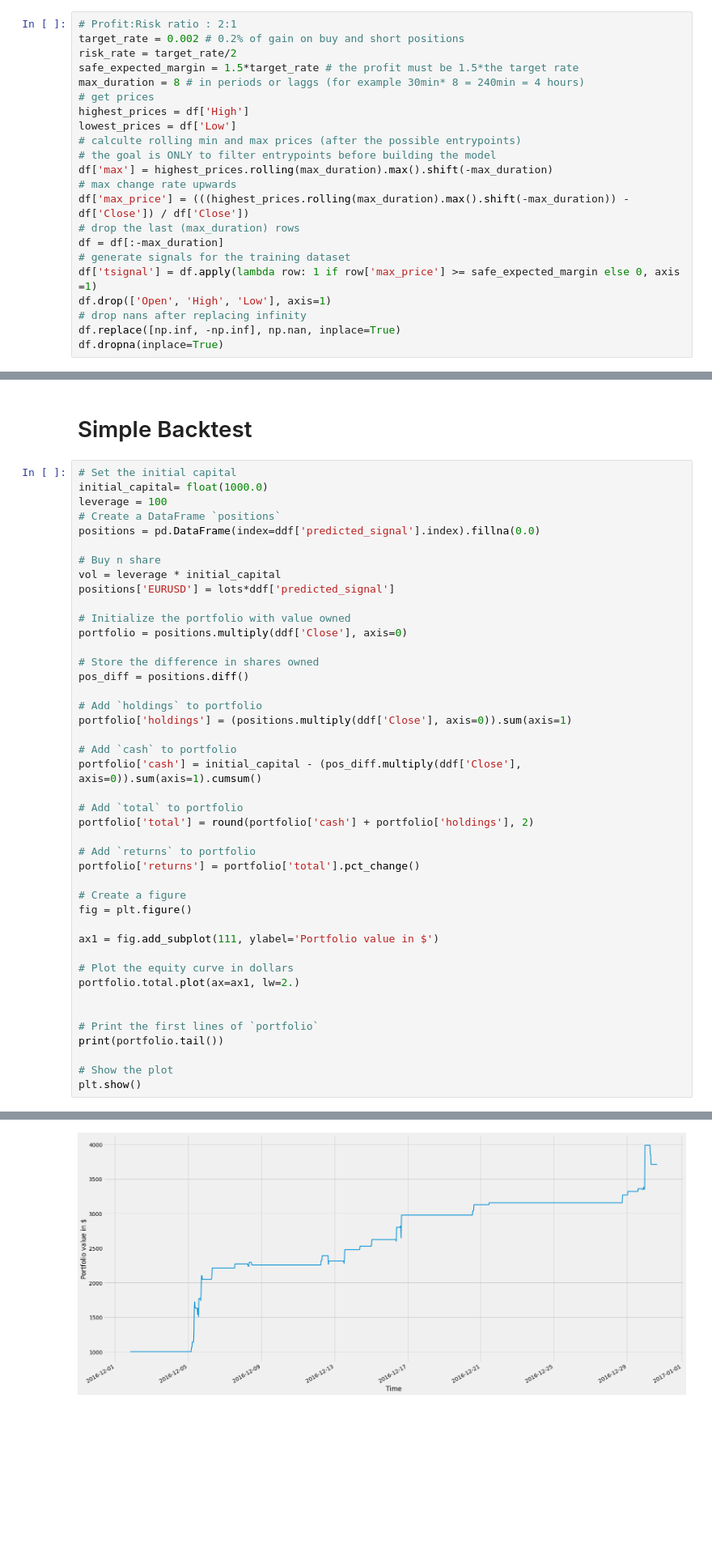
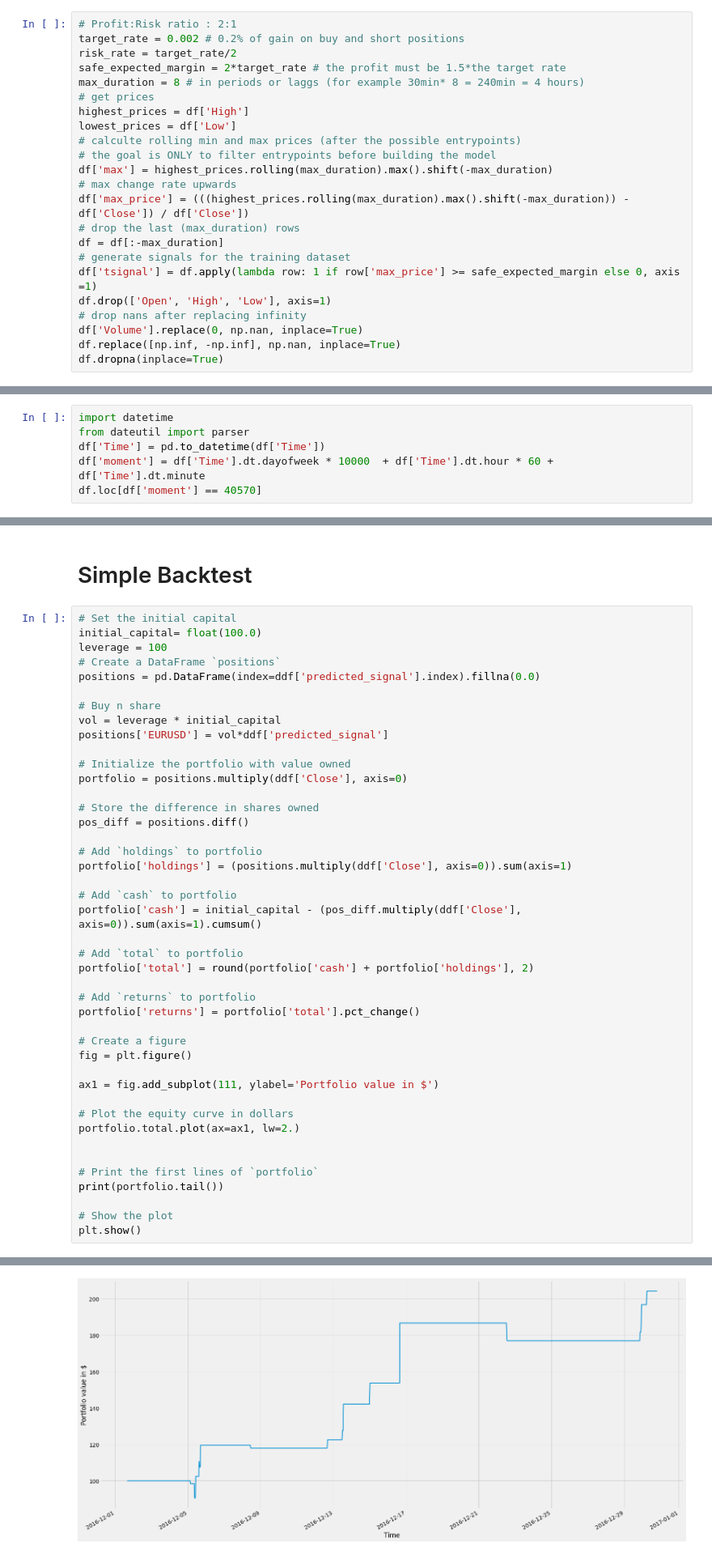
Before and after one commit to ayoubbensakhria/finance_algo, a Jupyter notebook: FXPROBOT.ipynb, the cells around one changed output, grey strips where cells are left out. Shown at 81% size. Saved outputs shown, nothing was run; the diff lists cells and outputs as text; blank space fills up the shorter version.

```diff
--- a/FXPROBOT.ipynb
+++ b/FXPROBOT.ipynb
@@ -162,7 +156,7 @@ plot_macd(sample_df['Close'], sample_df)
 # Profit:Risk ratio : 2:1
 target_rate = 0.002 # 0.2% of gain on buy and short positions
 risk_rate = target_rate/2
-safe_expected_margin = 1.5*target_rate # the profit must be 1.5*the target rate
+safe_expected_margin = 2*target_rate # the profit must be 1.5*the target rate
 max_duration = 8 # in periods or laggs (for example 30min* 8 = 240min = 4 hours)
 # get prices
 highest_prices = df['High']
@@ -178,5 +172,6 @@ df = df[:-max_duration]
 df['tsignal'] = df.apply(lambda row: 1 if row['max_price'] >= safe_expected_margin else 0, axis =1)
 df.drop(['Open', 'High', 'Low'], axis=1)
 # drop nans after replacing infinity
+df['Volume'].replace(0, np.nan, inplace=True)
 df.replace([np.inf, -np.inf], np.nan, inplace=True)
 df.dropna(inplace=True)
@@ -182,0 +183,6 @@ df.dropna(inplace=True)
+# %%
+import datetime
+from dateutil import parser
+df['Time'] = pd.to_datetime(df['Time'])
+df['moment'] = df['Time'].dt.dayofweek * 10000  + df['Time'].dt.hour * 60 + df['Time'].dt.minute
+df.loc[df['moment'] == 40570]
@@ -261,14 +292,14 @@ plt.show()
 # Simple Backtest
 # %%
 # Set the initial capital
-initial_capital= float(1000.0)
+initial_capital= float(100.0)
 leverage = 100
 # Create a DataFrame `positions`
 positions = pd.DataFrame(index=ddf['predicted_signal'].index).fillna(0.0)
 
 # Buy n share
 vol = leverage * initial_capital
-positions['EURUSD'] = lots*ddf['predicted_signal']
+positions['EURUSD'] = vol*ddf['predicted_signal']
 
 # Initialize the portfolio with value owned
 portfolio = positions.multiply(ddf['Close'], axis=0)
@@ -313 +344 @@ Time
-[figure, old version]
+[figure, new version]
```
Also changed, not shown: parts of 12 cells of this notebook.
